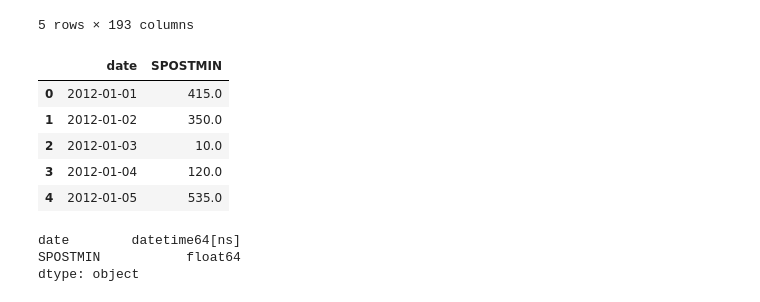
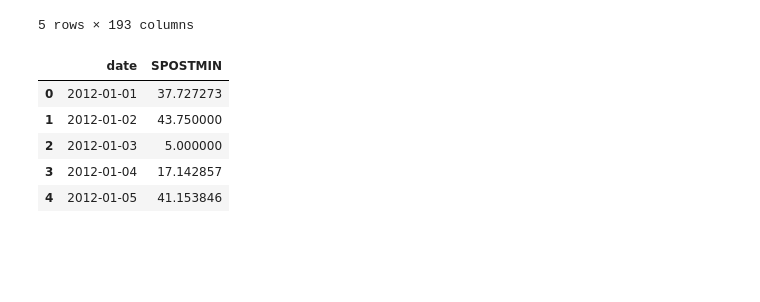
Before and after one commit to daviding11/Splash-Mountain-Wait-Time-Analysis, a Jupyter notebook: DataWrangling-Copy1-LW.ipynb, the cells around one changed output. Drawn from its saved outputs; the diff is of its cells as text; code cells hidden in the pictures; blank space fills up the shorter version.

```diff
--- a/DataWrangling-Copy1-LW.ipynb
+++ b/DataWrangling-Copy1-LW.ipynb
@@ -60,30 +60,18 @@ meta_splash.head()
 5 rows × 193 columns
 # %%
 #sum all posted wait times by day in meta_splash
-sum_by_day = meta_splash.groupby('date')['SPOSTMIN'].sum()
+sum_by_day = meta_splash.groupby('date')['SPOSTMIN'].mean()
 #reset index to create dataframe columns
 sum_by_day = sum_by_day.reset_index()
 sum_by_day = pd.DataFrame(sum_by_day,columns=['date','SPOSTMIN'])
 sum_by_day.head()
 # %% [output]
 |  | date | SPOSTMIN |
-| 0 | 2012-01-01 | 415.0 |
-| 1 | 2012-01-02 | 350.0 |
-| 2 | 2012-01-03 | 10.0 |
-| 3 | 2012-01-04 | 120.0 |
-| 4 | 2012-01-05 | 535.0 |
+| 0 | 2012-01-01 | 37.727273 |
+| 1 | 2012-01-02 | 43.750000 |
+| 2 | 2012-01-03 | 5.000000 |
+| 3 | 2012-01-04 | 17.142857 |
+| 4 | 2012-01-05 | 41.153846 |
-# %%
-#compute weighted average of posted wait times by day
-avg = sum_by_day.groupby('date')['SPOSTMIN'].mean()
-#reset index to create dataframe columns
-avg = avg.reset_index()
-#name columns of df
-avg = pd.DataFrame(avg,columns=['date','SPOSTMIN'])
-avg.head()
-# %% [output]
-date        datetime64[ns]
-SPOSTMIN           float64
-dtype: object
 # %%
 meta['DATE'] = pd.to_datetime(meta['DATE'])
 #merge back with original meta set for daily weighted averages
```
Also changed, not shown: parts of 2 cells of this notebook.
